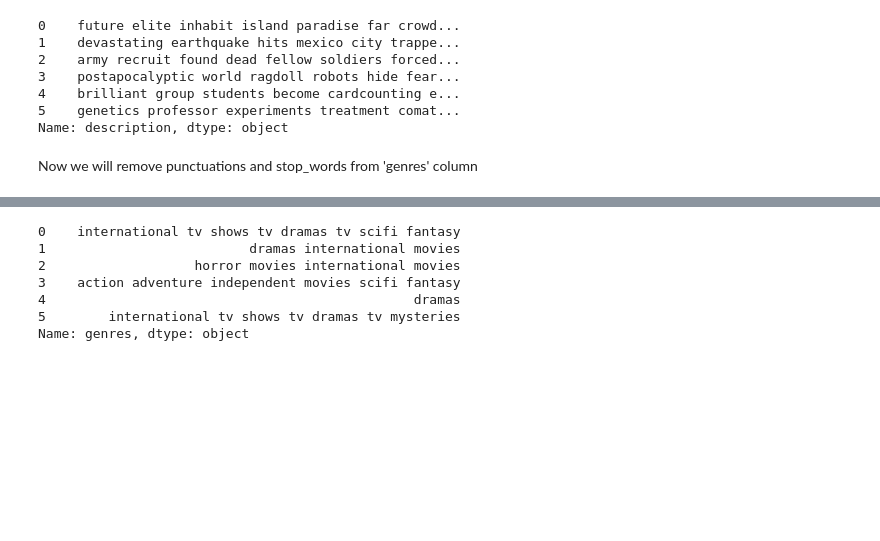
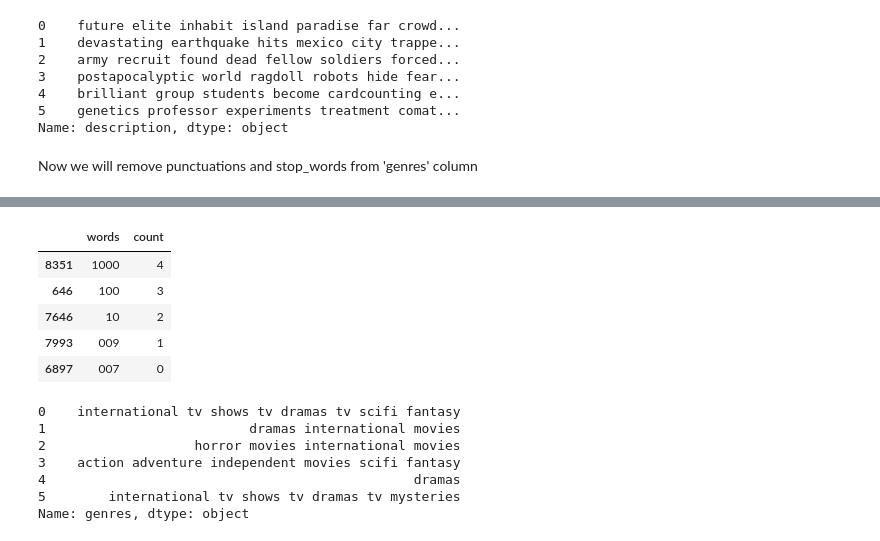
Before and after one commit to sammed97/Netflix-Movies-and-TV-Shows-Clustering, a Jupyter notebook: Copy_of_NETFLIX_MOVIES_AND_TV_SHOWS_CLUSTERING.ipynb, the cells around one changed output, grey strips where cells are left out. Saved outputs shown, nothing was run; the diff lists cells and outputs as text; code cells hidden in the pictures; blank space fills up the shorter version.

```diff
--- a/Copy_of_NETFLIX_MOVIES_AND_TV_SHOWS_CLUSTERING.ipynb
+++ b/Copy_of_NETFLIX_MOVIES_AND_TV_SHOWS_CLUSTERING.ipynb
@@ -713,0 +787,9 @@ Now we will remove punctuations and stop_words from 'genres' column
+# %%
+vocabulary.tail()
+# %% [output]
+|  | words | count |
+| 8351 | 1000 | 4 |
+| 646 | 100 | 3 |
+| 7646 | 10 | 2 |
+| 7993 | 009 | 1 |
+| 6897 | 007 | 0 |
```
Also changed, not shown: parts of 12 cells of this notebook.
